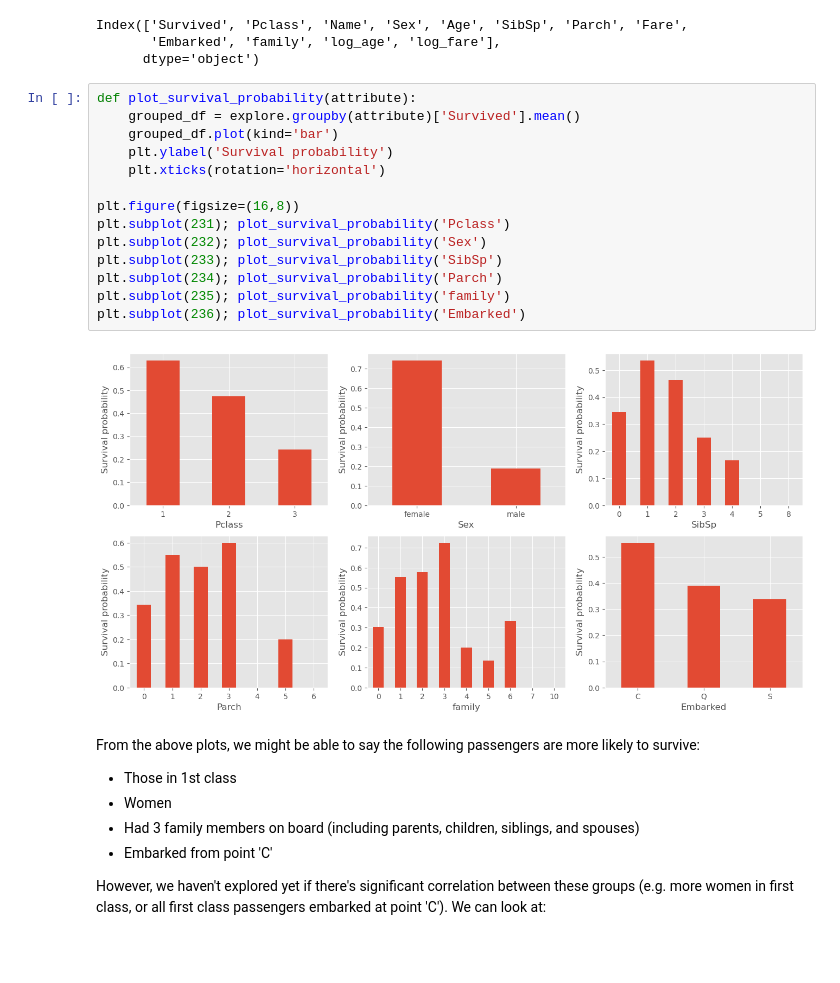
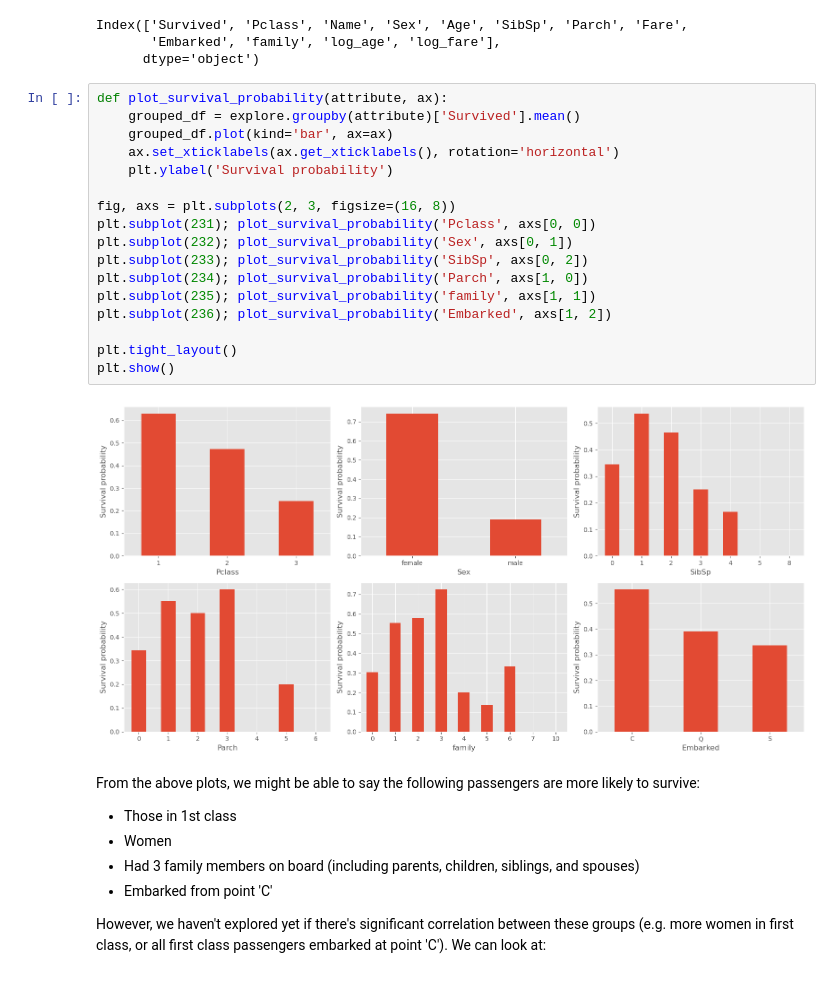
Before and after one commit to iherman10/titanic, a Jupyter notebook: titanic_2.ipynb, the cells around one changed output. Drawn from its saved outputs; the diff is of its cells as text; blank space fills up the shorter version.

Commit message:
Standardize chart code

```diff
--- a/titanic_2.ipynb
+++ b/titanic_2.ipynb
@@ -159,21 +159,24 @@ Index(['Survived', 'Pclass', 'Name', 'Sex', 'Age', 'SibSp', 'Parch', 'Fare',
        'Embarked', 'family', 'log_age', 'log_fare'],
       dtype='object')
 # %%
-def plot_survival_probability(attribute):
+def plot_survival_probability(attribute, ax):
     grouped_df = explore.groupby(attribute)['Survived'].mean()
-    grouped_df.plot(kind='bar')
+    grouped_df.plot(kind='bar', ax=ax)
+    ax.set_xticklabels(ax.get_xticklabels(), rotation='horizontal')
     plt.ylabel('Survival probability')
-    plt.xticks(rotation='horizontal')
 
-plt.figure(figsize=(16,8))
-plt.subplot(231); plot_survival_probability('Pclass')
-plt.subplot(232); plot_survival_probability('Sex')
-plt.subplot(233); plot_survival_probability('SibSp')
-plt.subplot(234); plot_survival_probability('Parch')
-plt.subplot(235); plot_survival_probability('family')
-plt.subplot(236); plot_survival_probability('Embarked')
+fig, axs = plt.subplots(2, 3, figsize=(16, 8))
+plt.subplot(231); plot_survival_probability('Pclass', axs[0, 0])
+plt.subplot(232); plot_survival_probability('Sex', axs[0, 1])
+plt.subplot(233); plot_survival_probability('SibSp', axs[0, 2])
+plt.subplot(234); plot_survival_probability('Parch', axs[1, 0])
+plt.subplot(235); plot_survival_probability('family', axs[1, 1])
+plt.subplot(236); plot_survival_probability('Embarked', axs[1, 2])
+
+plt.tight_layout()
+plt.show()
 # %% [output]
-[figure, old version]
+[figure, new version]
 # %% [markdown]
 From the above plots, we might be able to say the following passengers are more likely to survive:
 - Those in 1st class
```
Also changed, not shown: parts of 2 cells of this notebook.
